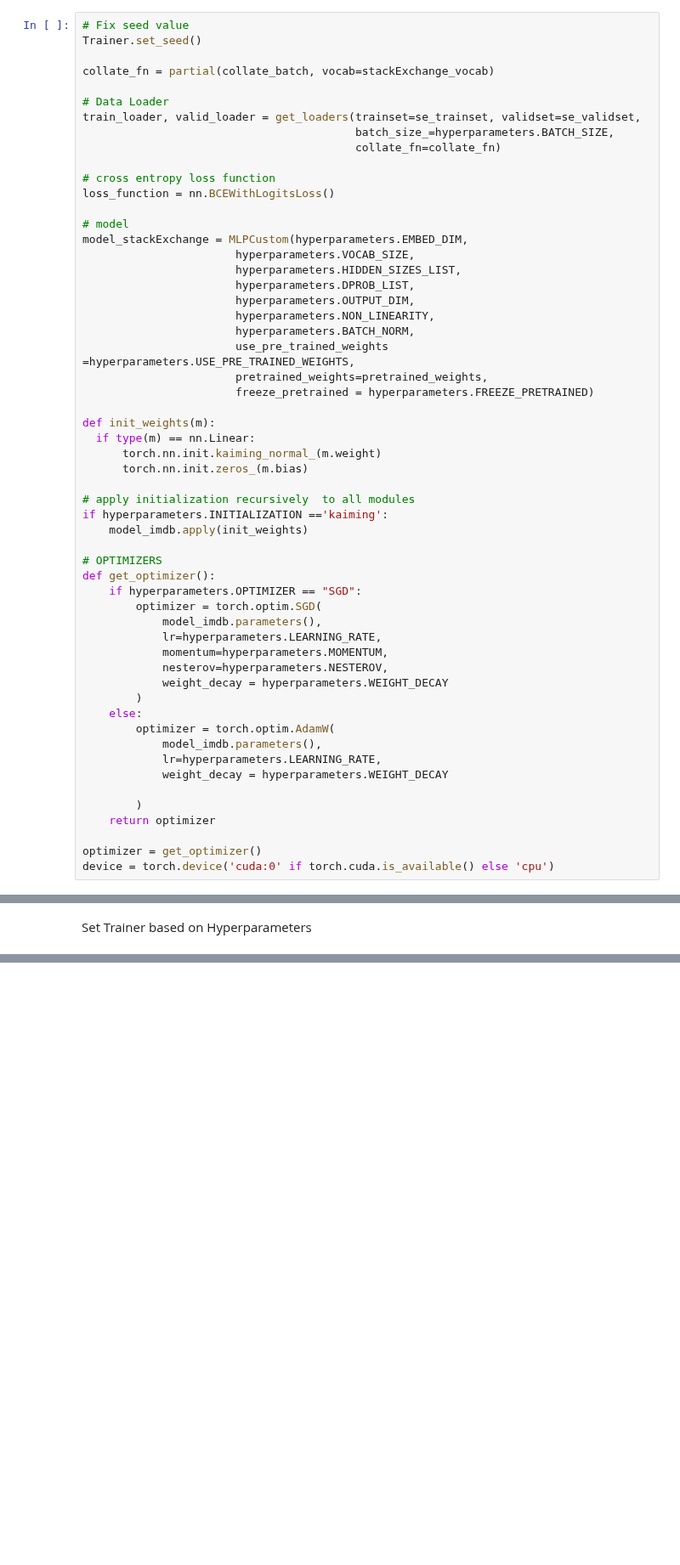
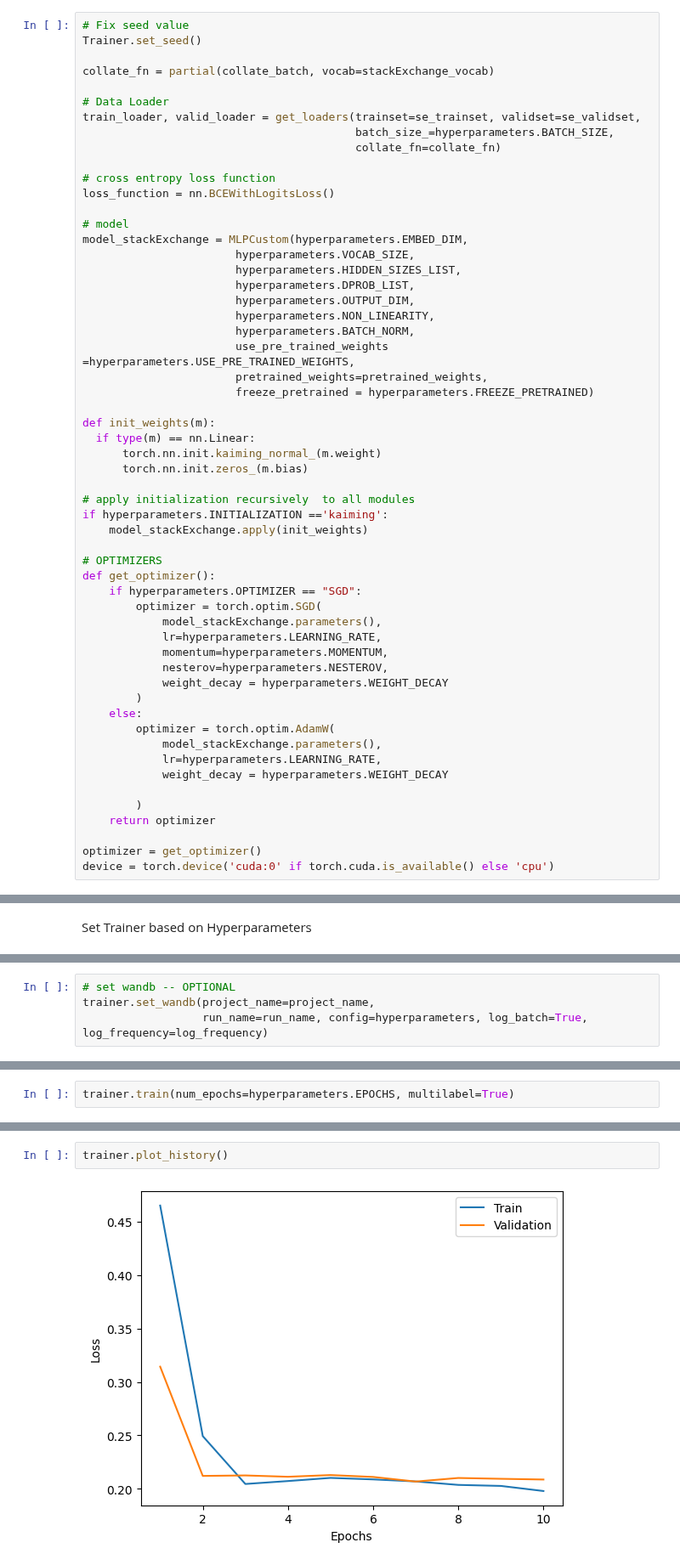
Before and after one commit to parimalakettymuthu/SupervisedLearning-ML-Projects, a Jupyter notebook: stackExchange_Final_NN_Multilabel_Classification.ipynb, the cells around one changed output, grey strips where cells are left out. Shown at 85% size. Cells and saved outputs as stored; diff of their text form; blank space fills up the shorter version.

```diff
--- a/stackExchange_Final_NN_Multilabel_Classification.ipynb
+++ b/stackExchange_Final_NN_Multilabel_Classification.ipynb
@@ -223,13 +223,13 @@ def init_weights(m):
 
 # apply initialization recursively  to all modules
 if hyperparameters.INITIALIZATION =='kaiming':
-    model_imdb.apply(init_weights)
+    model_stackExchange.apply(init_weights)
 
 # OPTIMIZERS
 def get_optimizer():
     if hyperparameters.OPTIMIZER == "SGD":
         optimizer = torch.optim.SGD(
-            model_imdb.parameters(),
+            model_stackExchange.parameters(),
             lr=hyperparameters.LEARNING_RATE,
             momentum=hyperparameters.MOMENTUM,
             nesterov=hyperparameters.NESTEROV,
@@ -237,7 +237,7 @@ def get_optimizer():
         )
     else:
         optimizer = torch.optim.AdamW(
-            model_imdb.parameters(),
+            model_stackExchange.parameters(),
             lr=hyperparameters.LEARNING_RATE,
             weight_decay = hyperparameters.WEIGHT_DECAY
 
@@ -320,0 +319,4 @@ NameError: ignored
+# %%
+# set wandb -- OPTIONAL
+trainer.set_wandb(project_name=project_name,
+                  run_name=run_name, config=hyperparameters, log_batch=True, log_frequency=log_frequency)
@@ -320,0 +341,2 @@ NameError: ignored
+# %%
+trainer.train(num_epochs=hyperparameters.EPOCHS, multilabel=True)
@@ -320,0 +361,4 @@ NameError: ignored
+# %%
+trainer.plot_history()
+# %% [output]
+[figure, added]
```
Also changed, not shown: parts of 21 cells of this notebook.
